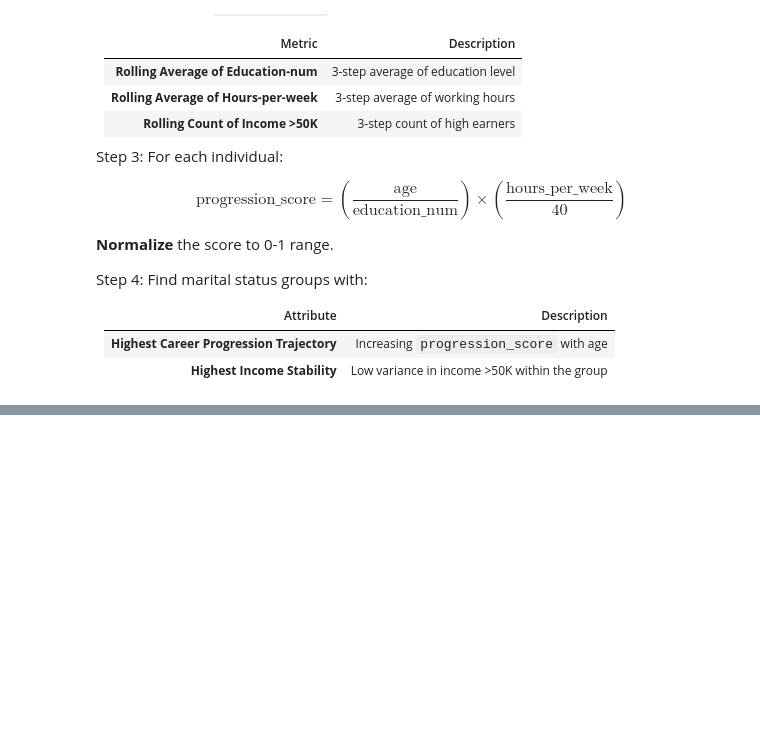
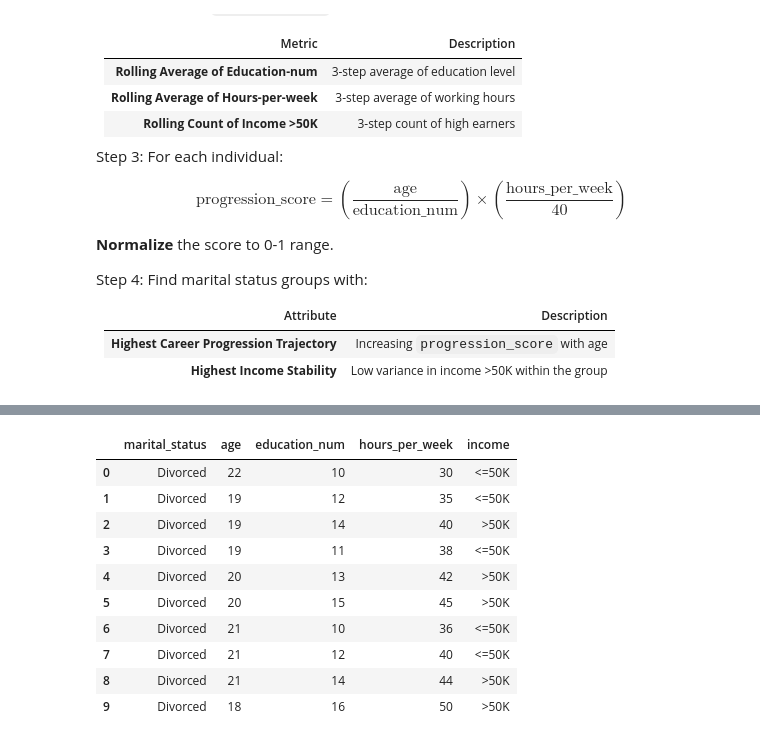
Before and after one commit to r-tavakoli/ai-ml-exercises, a Jupyter notebook: pandas/007_adult.ipynb, the cells around one changed output, grey strips where cells are left out. Saved outputs shown, nothing was run; the diff lists cells and outputs as text; code cells hidden in the pictures; blank space fills up the shorter version.

```diff
--- a/pandas/007_adult.ipynb
+++ b/pandas/007_adult.ipynb
@@ -513,0 +527,24 @@ Step 4: Find marital status groups with:
+# %%
+# test: rolling average row by row
+df_test = pd.DataFrame({
+    'marital_status': ['Divorced'] * 10,
+    'age': [22, 19, 19, 19, 20, 20, 21, 21, 21, 18],
+    'education_num': [10, 12, 14, 11, 13, 15, 10, 12, 14, 16],
+    'hours_per_week': [30, 35, 40, 38, 42, 45, 36, 40, 44, 50],
+    'income': ['<=50K', '<=50K', '>50K', '<=50K', '>50K', '>50K', '<=50K', '<=50K', '>50K', '>50K']
+})
+df_test
+# index: 3 --> (11 + 14 + 12)/3
+# index: 8 --> (14 + 12 + 10)/3
+# %% [output]
+|  | marital_status | age | education_num | hours_per_week | income |
+| 0 | Divorced | 22 | 10 | 30 | <=50K |
+| 1 | Divorced | 19 | 12 | 35 | <=50K |
+| 2 | Divorced | 19 | 14 | 40 | >50K |
+| 3 | Divorced | 19 | 11 | 38 | <=50K |
+| 4 | Divorced | 20 | 13 | 42 | >50K |
+| 5 | Divorced | 20 | 15 | 45 | >50K |
+| 6 | Divorced | 21 | 10 | 36 | <=50K |
+| 7 | Divorced | 21 | 12 | 40 | <=50K |
+| 8 | Divorced | 21 | 14 | 44 | >50K |
+| 9 | Divorced | 18 | 16 | 50 | >50K |
```
Also changed, not shown: parts of 5 cells of this notebook.
